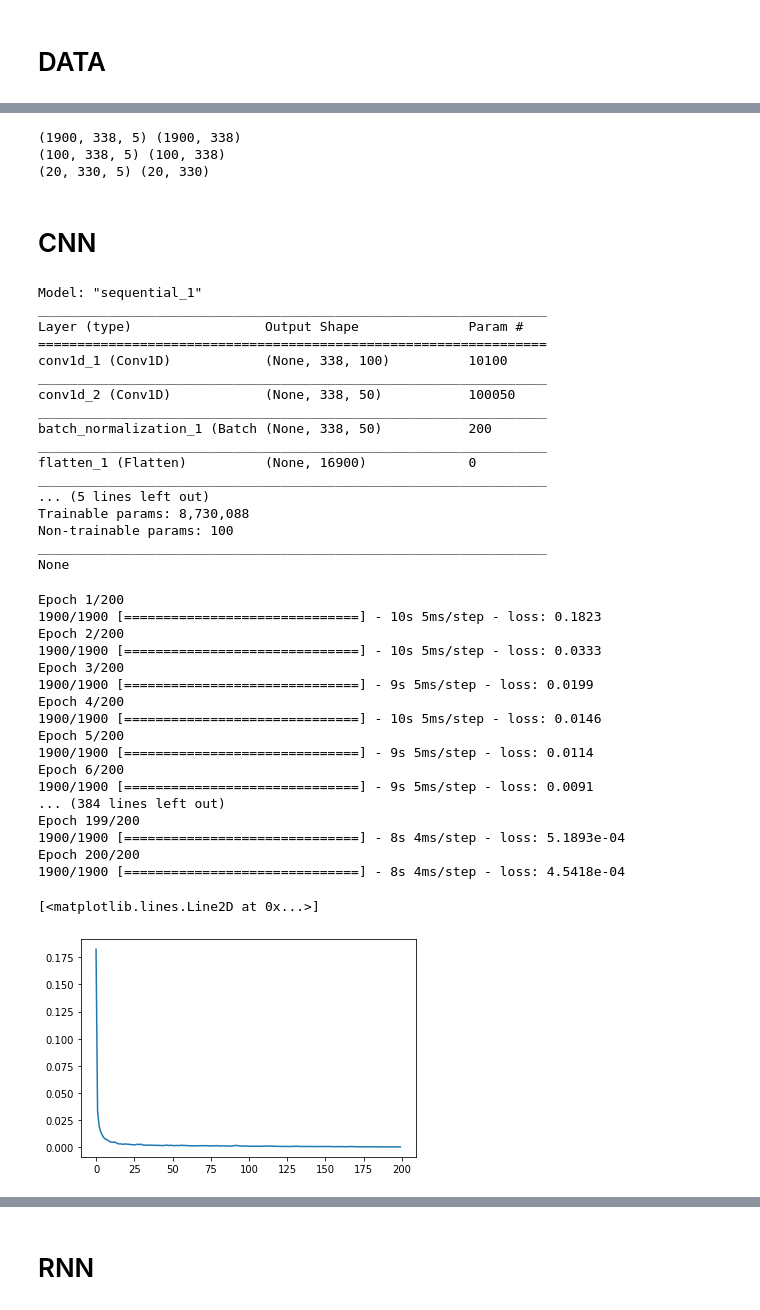
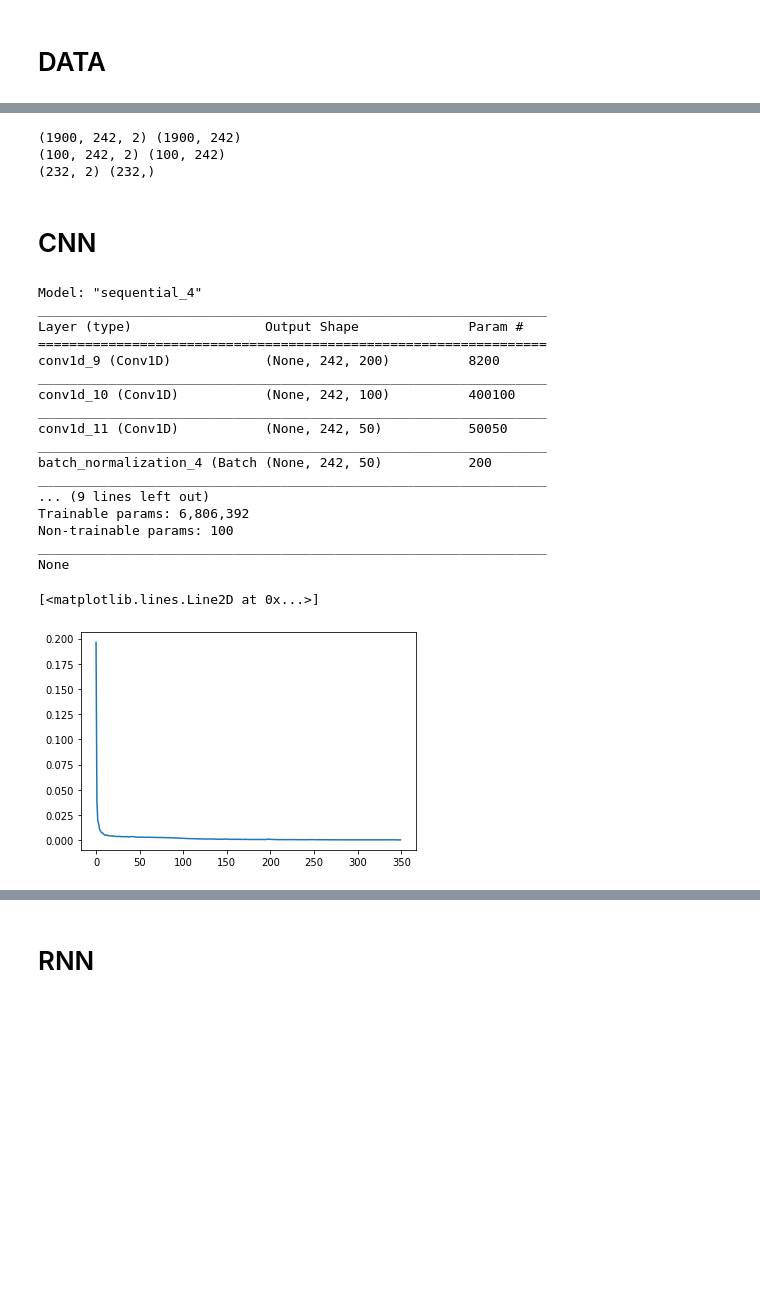
Before and after one commit to negargolestani/kinect_motion_tracking, a Jupyter notebook: regression_nn.ipynb, the cells around one changed output, grey strips where cells are left out. Saved outputs shown, nothing was run; the diff lists cells and outputs as text; code cells hidden in the pictures; blank space fills up the shorter version.

```diff
--- a/regression_nn.ipynb
+++ b/regression_nn.ipynb
@@ -14,17 +14,24 @@ def get_data(dataset_name, features='synth_vind'):
     for data in dataset_df_list:
 
         vind = data.filter(regex=features).to_numpy()
-        norm = np.array([list(yn) for yn in data.filter(regex='norm').to_numpy()])[:,0,:]
+        # norm = np.array([list(yn) for yn in data.filter(regex='norm').to_numpy()])[:,0,:]
         # alpha = np.arccos(norm[:,2])*180/pi
-        x = np.concatenate([vind, norm], axis=1)
-        # x = vind
+        # x = np.concatenate([vind, norm], axis=1)
+        x = vind
 
-        y = np.nanmean(np.array([list(yn) for yn in data.filter(regex='center').to_numpy()]), axis=1)
+        y = np.nanmean(np.array([list(yn) for yn in data.filter(regex='center_1').to_numpy()]), axis=1)
         y = np.linalg.norm( y, axis=1)
+        # y = np.linalg.norm( y[:,:2], axis=1)
+        # y = y[:,2]
+        # y = alpha
 
         X.append(x)
         Y.append(y)
     return DATA(X, Y)
 # -----------------------------------------------------
-train_data_raw, validation_data_raw = get_data( 'synth_2coils', features='synth_vind').split(ratio=.95)
-test_data_raw = get_data('arduino', features='meas_vind')
+train_data_raw, validation_data_raw = get_data( 'synth_2coils_parallel', features='synth_vind').split(ratio=.95)
+test_data_synth_raw = get_data('arduino_parallel', features='synth_vind')
+test_data_meas_raw = get_data('arduino_parallel', features='meas_vind')
+
+print(np.shape(train_data_raw.X))
+print(np.shape(test_data_meas_raw.X), np.shape(test_data_meas_raw.X[0]))
@@ -35,16 +45,16 @@ def data_processing(data):
 
 train_data = data_processing(train_data_raw)
 validation_data = data_processing(validation_data_raw)
-test_data = data_processing(test_data_raw)
+test_data_synth = data_processing(test_data_synth_raw)
+test_data_meas = data_processing(test_data_meas_raw)
 
 print(np.shape(train_data.X), np.shape(train_data.Y))
 print(np.shape(validation_data.X), np.shape(validation_data.Y))
-print(np.shape(test_data.X), np.shape(test_data.Y))
-# print(np.shape(test_data_synth.X[0]), np.shape(test_data_synth.Y[0]))
+print(np.shape(test_data_synth.X[0]), np.shape(test_data_synth.Y[0]))
 # %% [output]
-(1900, 338, 5) (1900, 338)
-(100, 338, 5) (100, 338)
-(20, 330, 5) (20, 330)
+(1900, 242, 2) (1900, 242)
+(100, 242, 2) (100, 242)
+(232, 2) (232,)
 # %% [markdown]
 # CNN
 # %%
@@ -58,14 +68,14 @@ class CNN(object):
     ######################################################################################################
     def build_model(self, activation='softmax', optimizer='adam', loss='mean_squared_error', dropout=0):
         self.model = Sequential()
-        self.model.add(Conv1D( filters=100, kernel_size=20, strides=self.strides, activation=activation, padding='same', input_shape=self.input_shape))
-        self.model.add(Conv1D( filters=50, kernel_size=20, strides=self.strides, activation=activation, padding='same'))
-        # self.model.add(Conv1D( filters=50, kernel_size=10, strides=self.strides, activation=activation, padding='same'))
+        self.model.add(Conv1D( filters=200, kernel_size=20, strides=self.strides, activation=activation, padding='same', input_shape=self.input_shape))
+        self.model.add(Conv1D( filters=100, kernel_size=20, strides=self.strides, activation=activation, padding='same'))
+        self.model.add(Conv1D( filters=50, kernel_size=10, strides=self.strides, activation=activation, padding='same'))
         self.model.add(BatchNormalization())
         self.model.add(Flatten())
         self.model.add(Dense(500, activation=activation))
         # self.model.add(Dropout(dropout))
-        # self.model.add(Dense(400, activation=activation))
+        self.model.add(Dense(400, activation=activation))
         self.model.add(Dense(self.input_shape[0]))
 
         self.model.compile(loss=loss, optimizer=optimizer)
@@ -88,50 +98,33 @@ class CNN(object):
 regressor = CNN(
     input_shape = np.shape(train_data.X)[1:],
     strides = 1,
-    activation = 'relu',
+    activation = 'elu',
     optimizer = tf.keras.optimizers.Adam( learning_rate=0.0001),
     loss = 'mean_squared_error',
     dropout = 0
 )
 # %% [output]
-Model: "sequential_1"
+Model: "sequential_4"
 _________________________________________________________________
 Layer (type)                 Output Shape              Param #
 =================================================================
-conv1d_1 (Conv1D)            (None, 338, 100)          10100
+conv1d_9 (Conv1D)            (None, 242, 200)          8200
 _________________________________________________________________
-conv1d_2 (Conv1D)            (None, 338, 50)           100050
+conv1d_10 (Conv1D)           (None, 242, 100)          400100
 _________________________________________________________________
-batch_normalization_1 (Batch (None, 338, 50)           200
+conv1d_11 (Conv1D)           (None, 242, 50)           50050
 _________________________________________________________________
-flatten_1 (Flatten)          (None, 16900)             0
+batch_normalization_4 (Batch (None, 242, 50)           200
 _________________________________________________________________
-... (5 lines left out)
-Trainable params: 8,730,088
+... (9 lines left out)
+Trainable params: 6,806,392
 Non-trainable params: 100
 _________________________________________________________________
 None
 # %%
-history = regressor.train(train_data, epochs=200, verbose=1)
+history = regressor.train(train_data, epochs=350, verbose=0)
 plt.plot(history.history['loss'])
 # %% [output]
-Epoch 1/200
-1900/1900 [==============================] - 10s 5ms/step - loss: 0.1823
-Epoch 2/200
-1900/1900 [==============================] - 10s 5ms/step - loss: 0.0333
-Epoch 3/200
-1900/1900 [==============================] - 9s 5ms/step - loss: 0.0199
-Epoch 4/200
-1900/1900 [==============================] - 10s 5ms/step - loss: 0.0146
-Epoch 5/200
-1900/1900 [==============================] - 9s 5ms/step - loss: 0.0114
-Epoch 6/200
-1900/1900 [==============================] - 9s 5ms/step - loss: 0.0091
-... (384 lines left out)
-Epoch 199/200
-1900/1900 [==============================] - 8s 4ms/step - loss: 5.1893e-04
-Epoch 200/200
-1900/1900 [==============================] - 8s 4ms/step - loss: 4.5418e-04
+[<matplotlib.lines.Line2D at 0x...>]
-[<matplotlib.lines.Line2D at 0x...>]
-[figure, old version]
+[figure, new version]
 # %%
```
Also changed, not shown: parts of 16 cells of this notebook, 7 other files.
